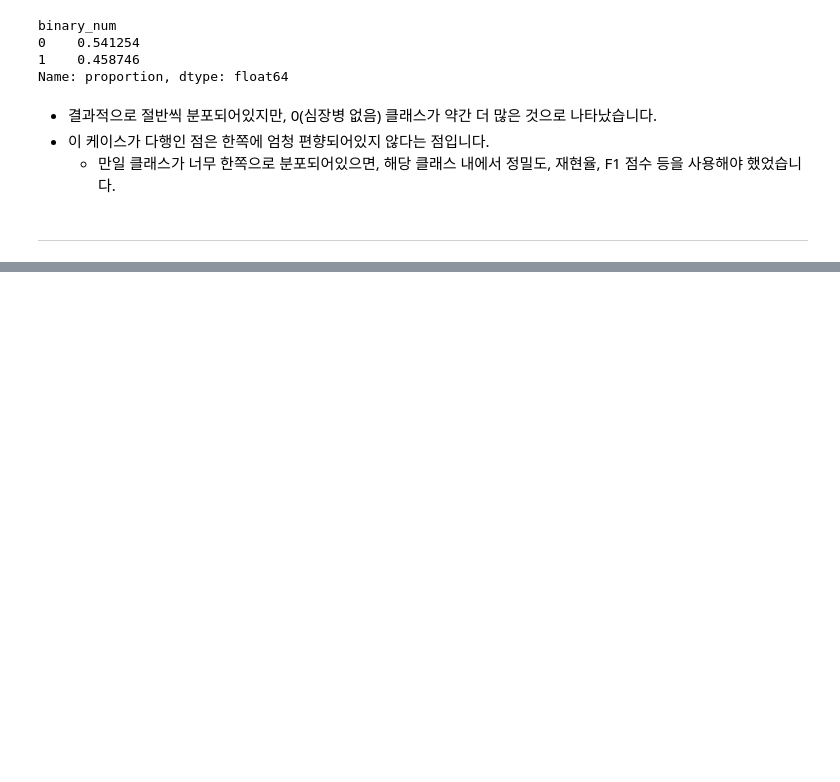
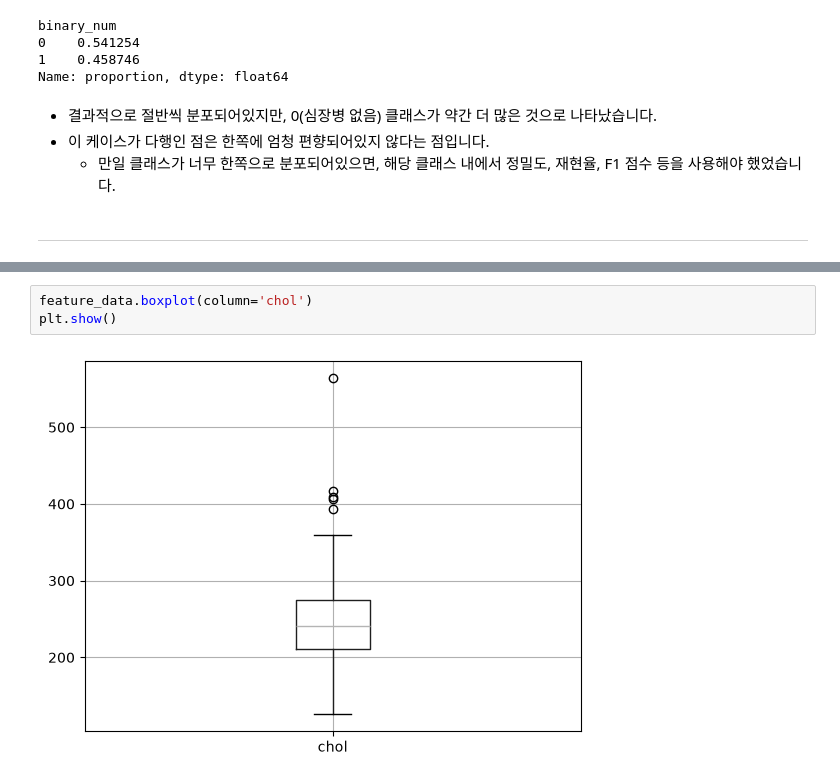
Before and after one commit to SCESecure/Predict_Heart_Diseases, a Jupyter notebook: notebooks/01_eda_preprocessing.ipynb, the cells around one changed output, grey strips where cells are left out. Drawn from its saved outputs; the diff is of its cells as text; blank space fills up the shorter version.

```diff
--- a/notebooks/01_eda_preprocessing.ipynb
+++ b/notebooks/01_eda_preprocessing.ipynb
@@ -170,0 +254,5 @@ Name: proportion, dtype: float64
+# %%
+feature_data.boxplot(column='chol')
+plt.show()
+# %% [output]
+[figure, added]
```
Also changed, not shown: parts of 16 cells of this notebook.
